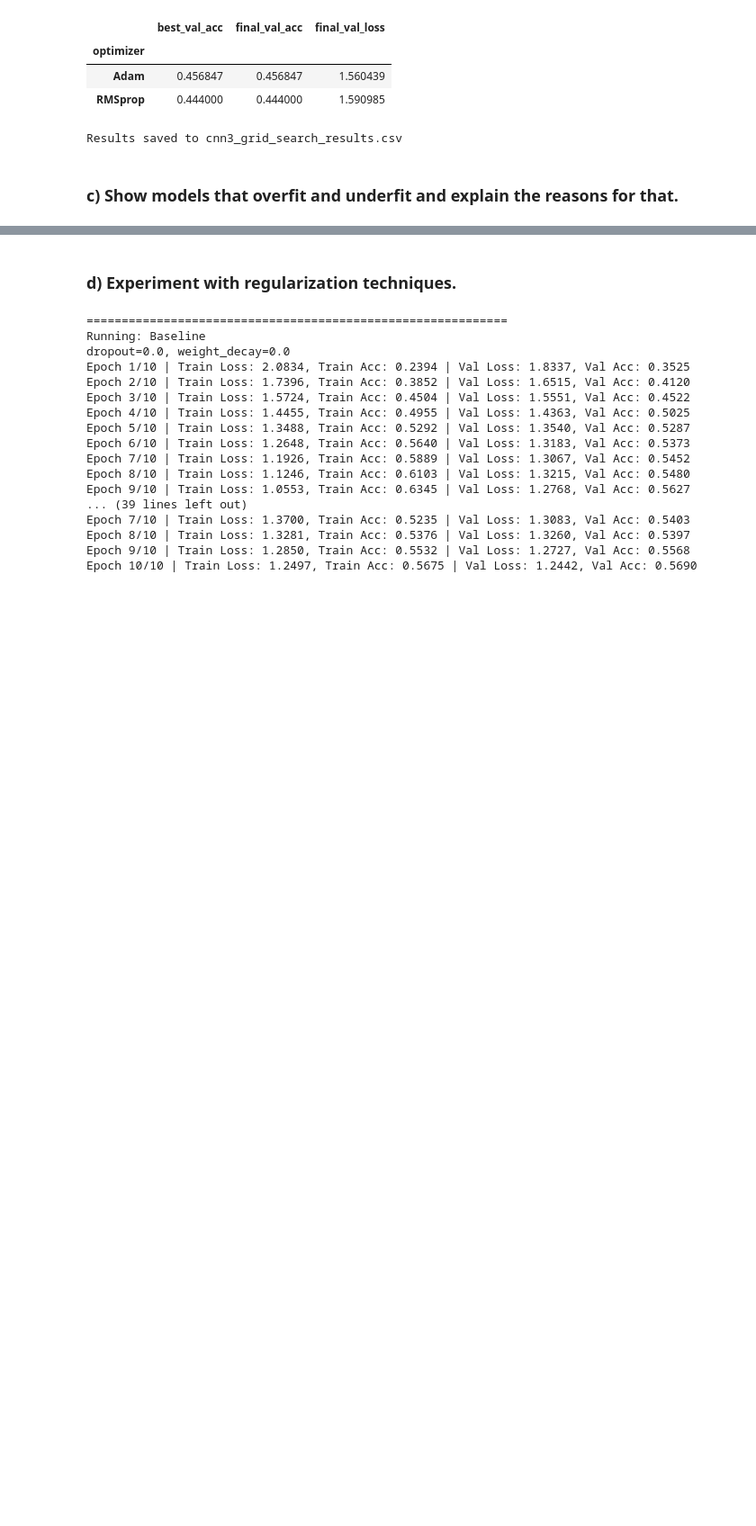
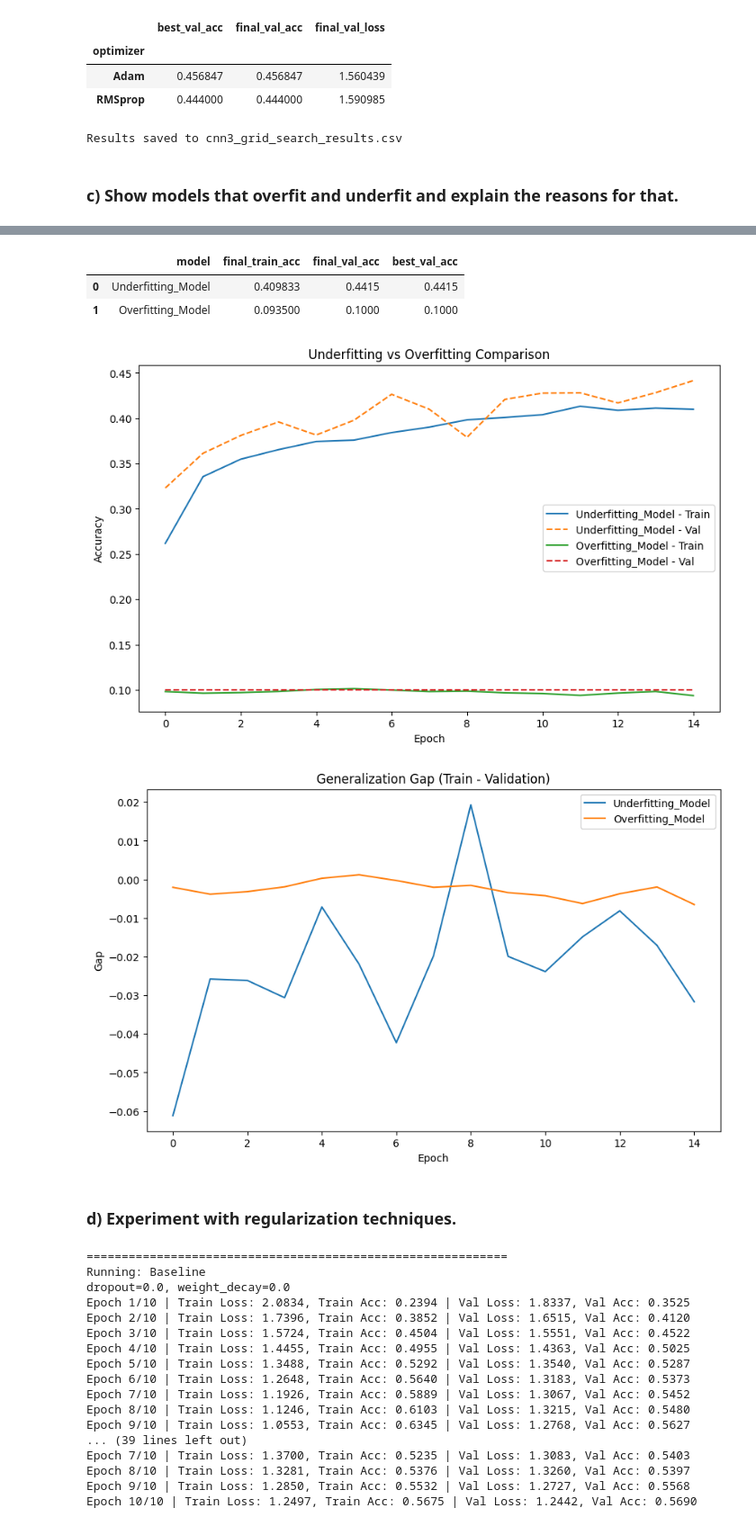
Before and after one commit to pdsalus/cnn-icosimal-v3, a Jupyter notebook: cnn_pio.IPYNB, the cells around one changed output, grey strips where cells are left out. Shown at 90% size. Cells and saved outputs as stored; diff of their text form; code cells hidden in the pictures; blank space fills up the shorter version.

```diff
--- a/cnn_pio.IPYNB
+++ b/cnn_pio.IPYNB
@@ -531,3 +723,50 @@ Results saved to cnn3_grid_search_results.csv
+# %%
+# =========================
+# 3. EVALUATIONS
+# =========================
+
+# -------------------------
+# A) Results table
+# -------------------------
+display(results_df.sort_values(by="best_val_acc", ascending=False))
+
+
+# -------------------------
+# B) Accuracy curves
+# -------------------------
+plt.figure(figsize=(10, 6))
+
+for name, history in histories.items():
+    plt.plot(history["train_acc"], label=f"{name} - Train")
+    plt.plot(history["val_acc"], linestyle="--", label=f"{name} - Val")
+
+plt.title("Underfitting vs Overfitting Comparison")
+plt.xlabel("Epoch")
+plt.ylabel("Accuracy")
+plt.legend()
+plt.show()
+
+
+# -------------------------
+# C) Generalization gap
+# -------------------------
+plt.figure(figsize=(10, 6))
+
+for name, history in histories.items():
+    gap = [t - v for t, v in zip(history["train_acc"], history["val_acc"])]
+    plt.plot(gap, label=name)
+
+plt.title("Generalization Gap (Train - Validation)")
+plt.xlabel("Epoch")
+plt.ylabel("Gap")
+plt.legend()
+plt.show()
+# %% [output]
+|  | model | final_train_acc | final_val_acc | best_val_acc |
+| 0 | Underfitting_Model | 0.409833 | 0.4415 | 0.4415 |
+| 1 | Overfitting_Model | 0.093500 | 0.1000 | 0.1000 |
+[figure, added]
+[figure, added]
 # %% [markdown]
 ### d) Experiment with regularization techniques.
 # %%
```
Also changed, not shown: parts of 15 cells of this notebook, 5 other files.
